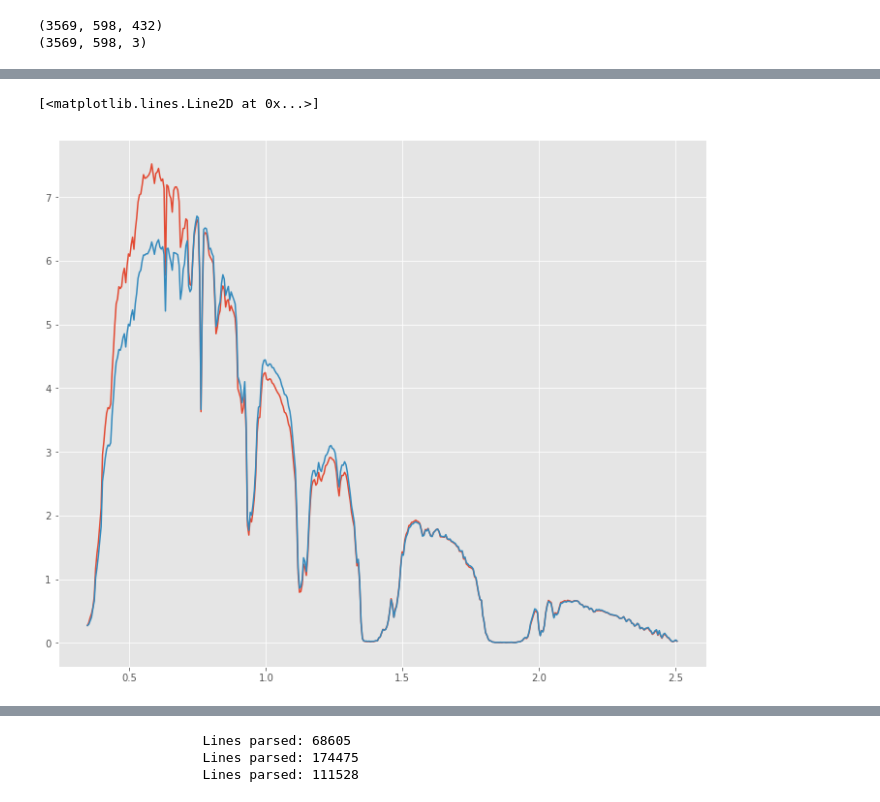
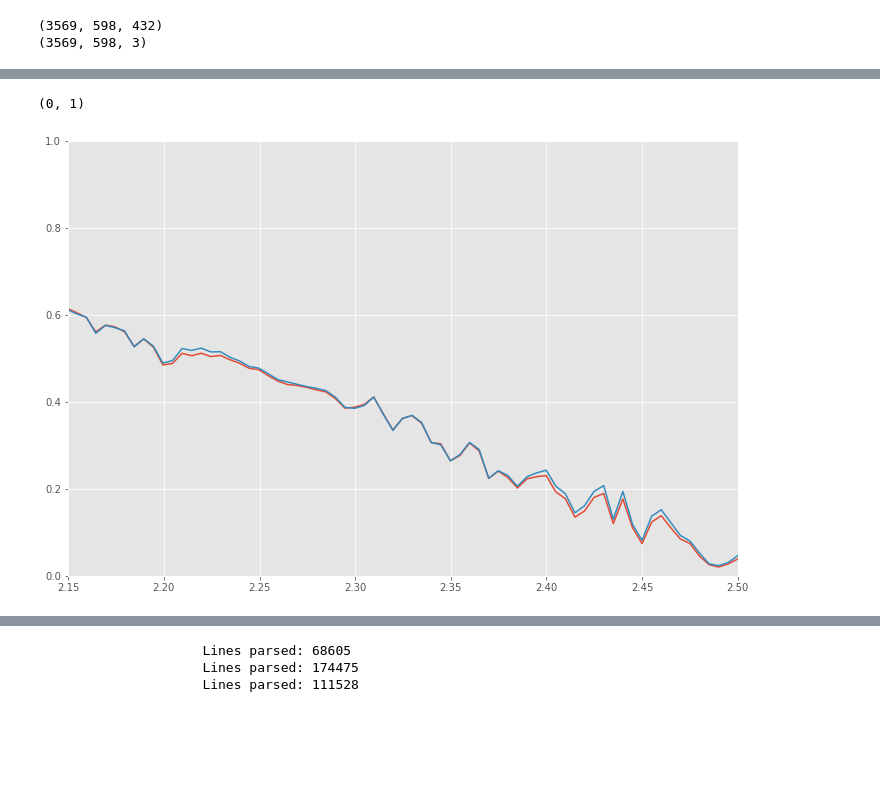
Before and after one commit to cfranken/ESE156, a Jupyter notebook: Julia/ESE156_11_AV-NG_methane.ipynb, the cells around one changed output, grey strips where cells are left out. Drawn from its saved outputs; the diff is of its cells as text; code cells hidden in the pictures; blank space fills up the shorter version.

```diff
--- a/Julia/ESE156_11_AV-NG_methane.ipynb
+++ b/Julia/ESE156_11_AV-NG_methane.ipynb
@@ -61,8 +61,11 @@ ImageView object:
 # %%
+figsize(12,8)
 ch4_rad=img[1000,500,:].flatten()
 ch4_rad2=img[1500,300,:].flatten()
 plt.plot(wl[:,1], ch4_rad)
 plt.plot(wl[:,1], ch4_rad2)
+plt.xlim((2.150,2.500))
+plt.ylim((0,1))
 # %% [output]
-[<matplotlib.lines.Line2D at 0x...>]
+(0, 1)
-[figure, old version]
+[figure, new version]
```
Also changed, not shown: parts of 19 cells of this notebook.
